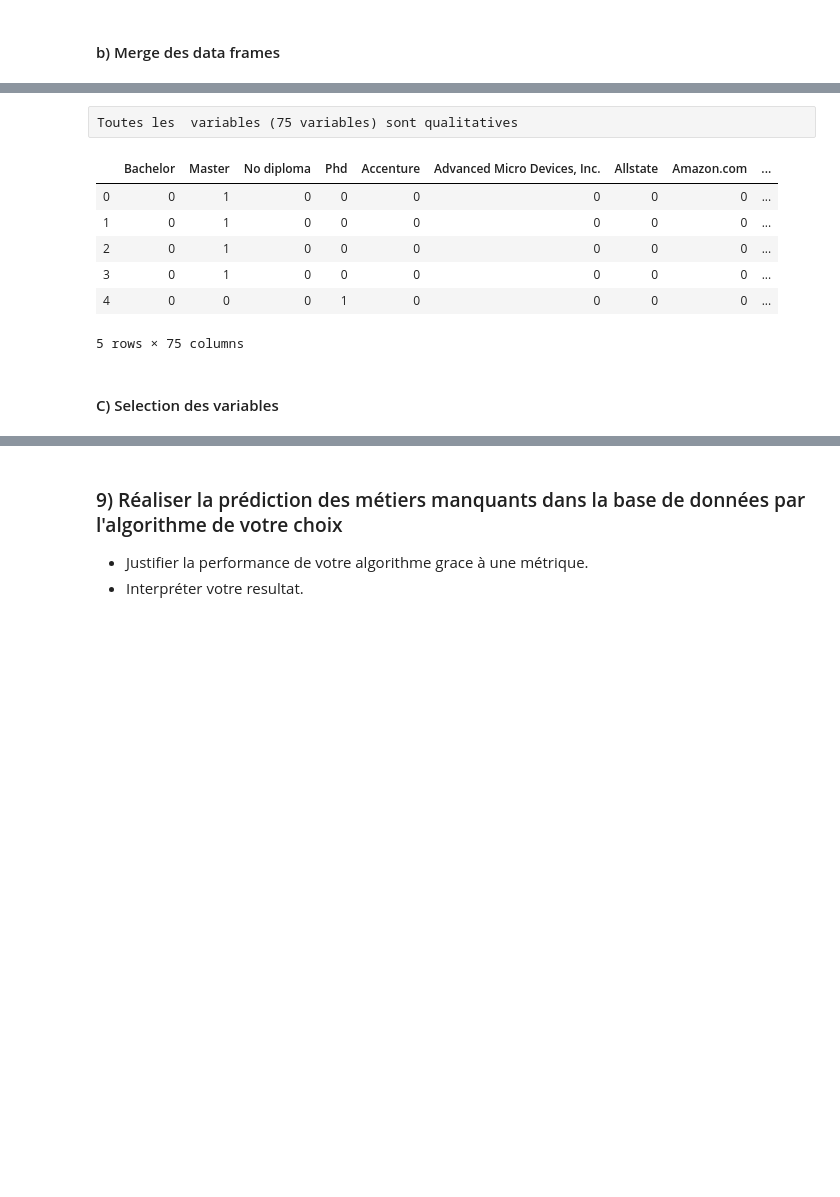
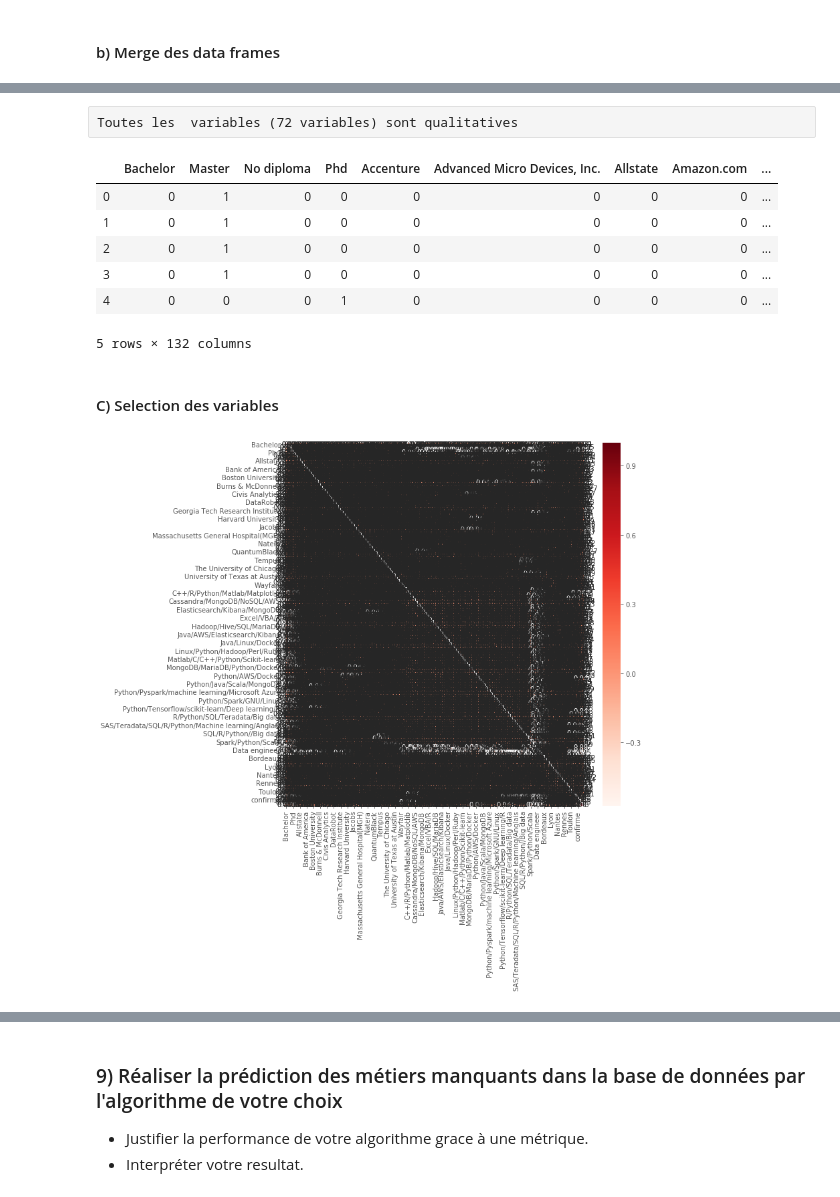
Before and after one commit to emathian/Clustering_Classification_JN, a Jupyter notebook: Test_Technique_ML_AK.ipynb, the cells around one changed output, grey strips where cells are left out. Saved outputs shown, nothing was run; the diff lists cells and outputs as text; code cells hidden in the pictures; blank space fills up the shorter version.

```diff
--- a/Test_Technique_ML_AK.ipynb
+++ b/Test_Technique_ML_AK.ipynb
@@ -407,3 +409,7 @@ for i in range(len(set_Techno)):
 dfTechno.shape
 # %% [output]
 (9582, 60)
+# %%
+# Diplome
+s_techno = pd.Series(list(df['Technologies']))
+one_hot_encoding_techno = pd.get_dummies(s_techno)
@@ -465,9 +481,12 @@ dtype: int64
 #### b) Merge des data frames
 # %%
 # merge all data transform
-df_merge = pd.concat([one_hot_encoding_diplome, one_hot_encoding_entreprise,
-                   one_hot_encoding_metier, one_hot_encoding_ville ,
-                   one_hot_encoding_experience], axis=1)
+df_merge = pd.concat([one_hot_encoding_diplome,
+                      one_hot_encoding_entreprise,
+                      one_hot_encoding_techno,
+                      one_hot_encoding_metier,
+                      one_hot_encoding_ville ,
+                      one_hot_encoding_experience], axis=1)
 # %%
 print(f'le nouveau daframe contient {df_merge.shape[0]} observation et {df_merge.shape[1]} variables')
 print(f'Le daframe initial contient {df.shape[0]} observation et {df.shape[1]-1} variables')
@@ -476,6 +495,6 @@ le nouveau daframe contient 9582 observation et 75 variables
 Le daframe initial contient 9582 observation et 6 variables
 # %% [raw]
-Toutes les  variables (75 variables) sont qualitatives
+Toutes les  variables (72 variables) sont qualitatives
 # %%
 df_merge.head()
 # %% [output]
@@ -485,6 +504,6 @@ df_merge.head()
 | 2 | 0 | 1 | 0 | 0 | 0 | 0 | 0 | 0 | ... |
 | 3 | 0 | 1 | 0 | 0 | 0 | 0 | 0 | 0 | ... |
 | 4 | 0 | 0 | 0 | 1 | 0 | 0 | 0 | 0 | ... |
-5 rows × 75 columns
+5 rows × 132 columns
 # %% [markdown]
 #### C) Selection des variables
@@ -490,0 +518,8 @@ df_merge.head()
+# %%
+#Using Pearson Correlation
+plt.figure(figsize=(10,10))
+cor = df_merge.corr()
+sb.heatmap(cor, annot=True, cmap=plt.cm.Reds)
+plt.show()
+# %% [output]
+[figure, added]
```
Also changed, not shown: parts of 46 cells of this notebook.
